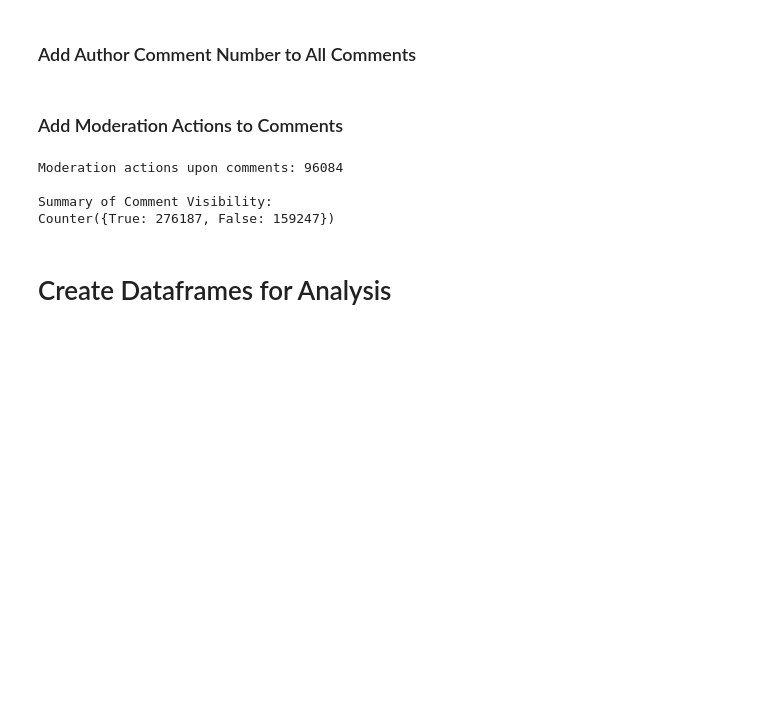
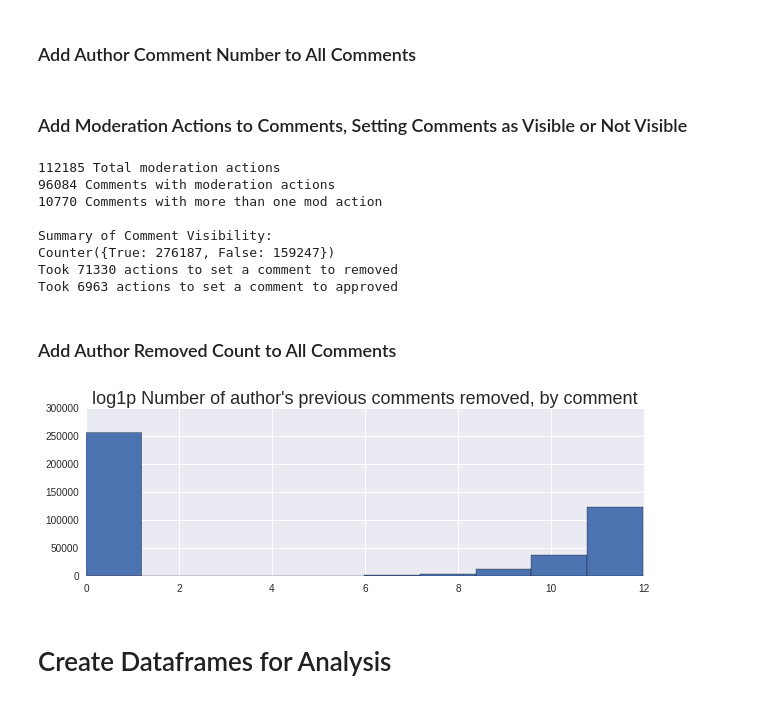
Before and after one commit to citizensandtech/CivilServant-Analysis, a Jupyter notebook: Summary Analysis of r-science.ipynb, the cells around one changed output. Cells and saved outputs as stored; diff of their text form; code cells hidden in the pictures; blank space fills up the shorter version.

```diff
--- a/Summary Analysis of r-science.ipynb
+++ b/Summary Analysis of r-science.ipynb
@@ -337,0 +336,20 @@ with open("/mnt/corsair/reddit_archive/baumgartner-bigquery-data/reddit_science_
+# %%
+missing_comment_ids = []
+for action in recent_mod_actions:
+    if action['target_fullname'] is not None and "t1_" in action['target_fullname']:
+        if action['target_fullname'].replace("t1_", "") not in all_comments.keys():
+            missing_comment_ids.append(action['target_fullname'])
+print("Missing Comments: {0}".format(len(missing_comment_ids)))
+
+### FETCH COMMENT INFORMATION FOR ALL MISSING COMMENTS
+missing_comments = []
+for comment in r.get_info(thing_id=missing_comment_ids):
+    comment = comment.json_dict
+    comment['created'] = utc.localize(datetime.datetime.utcfromtimestamp(float(comment['created_utc'])))
+    comment['visible'] = True
+    if(comment['body'] == "[removed]" or comment['banned_by'] is not None):
+        comment['visible'] = False
+    comment['body.length'] = len(comment['body'])
+    comment['body'] = None
+    comment['body_html'] = None
+    missing_comments.append(comment)
@@ -337,0 +375,19 @@ with open("/mnt/corsair/reddit_archive/baumgartner-bigquery-data/reddit_science_
+# %%
+print("Found {0} additional comments moderated during the newcomer period and moderation log period".format(len(missing_comments)))
+print("{0} of these comments have the author [deleted]".format(len([x for x in missing_comments if x['author']=="[deleted]"])))
+print("{0} of these comments were removed.".format(len([x for x in missing_comments if x['visible']==False])))
+mod_action_head = recent_mod_actions[0]['created']
+comments_in_comment_period = len([x for x in missing_comments if (mod_action_head < x['created'] and tail >= x['created'])])
+print("{0} of these fall within the period covered by the moderation log.".format(comments_in_comment_period))
+
+newcomer_head = parser.parse("2016-01-01 00:00:00 UTC")
+comments_in_newcomer_period = len([x for x in missing_comments if (newcomer_head < x['created'] and tail >= x['created'])])
+print("{0} of these fall within the period used for calculating newcomers.".format(comments_in_newcomer_period))
+
+added_count = 0
+for comment in missing_comments:
+    if(comment['created'] >= newcomer_head and comment['created'] <= tail):
+        all_comments[comment['id']] = comment
+        added_count +=1
+print("")
+print("{0} comments added to all_comments".format(added_count))
@@ -365,27 +429,47 @@ for comment in all_comments:
     comment['author.prev.comments'] = author_comment_num[comment['author']]
     author_comment_num[comment['author']] += 1
 # %% [markdown]
-### Add Moderation Actions to Comments
+### Add Moderation Actions to Comments, Setting Comments as Visible or Not Visible
 # %%
 mod_comment_actions = defaultdict(list)
+approved_count = 0
+removed_count = 0
+total_coments_removed_at_least_once = []
+comments_with_mod_actions = set()
+
 for action in recent_mod_actions:
      if action['action'] == "removecomment" or action['action'] == "approvecomment":
             comment_id = action['target_fullname'].replace("t1_", "")
             mod_comment_actions[comment_id].append(action)
-print("Moderation actions upon comments: {0}".format(len(mod_comment_actions)))
+            comments_with_mod_actions.add(action['target_fullname'])
+
+print("{0} Total moderation actions".format(sum([len(x) for x in mod_comment_actions.values()])))
+print("{0} Comments with moderation actions".format(len(mod_comment_actions)))
+print("{0} Comments with more than one mod action".format(len([x for x in mod_comment_actions.values() if len(x)>1])))
 print("")
 
 for comment in all_comments:
     if comment['id'] in mod_comment_actions.keys():
         for action in mod_comment_actions[comment['id']]:
             if action['action'] =="removecomment":
+                removed_count += 1
+                total_coments_removed_at_least_once.append(comment['id'])
                 comment['visible'] = False
             elif action['action'] == "approvecomment":
+                approved_count += 1
                 comment['visible']  = True
 print("Summary of Comment Visibility:")
 print(Counter([x['visible'] for x in all_comments]))
+print("Took {0} actions to set a comment to removed".format(removed_count))
+print("Took {0} actions to set a comment to approved".format(approved_count))
 # %% [output]
-Moderation actions upon comments: 96084
+112185 Total moderation actions
+96084 Comments with moderation actions
+10770 Comments with more than one mod action
 
 Summary of Comment Visibility:
 Counter({True: 276187, False: 159247})
+Took 71330 actions to set a comment to removed
+Took 6963 actions to set a comment to approved
+# %% [markdown]
+### Add Author Removed Count to All Comments
@@ -392,3 +485,11 @@ Counter({True: 276187, False: 159247})
+# %%
+import math
+plt.figure(figsize=(10, 3))
+plt.hist([math.log1p(x['author.prev.removed']) for x in all_comments])
+plt.title("log1p Number of author's previous comments removed, by comment", fontsize="18")
+plt.show()
+# %% [output]
+[figure, added]
 # %% [markdown]
 # Create Dataframes for Analysis
 # %% [markdown]
```
Also changed, not shown: parts of 14 cells of this notebook.
